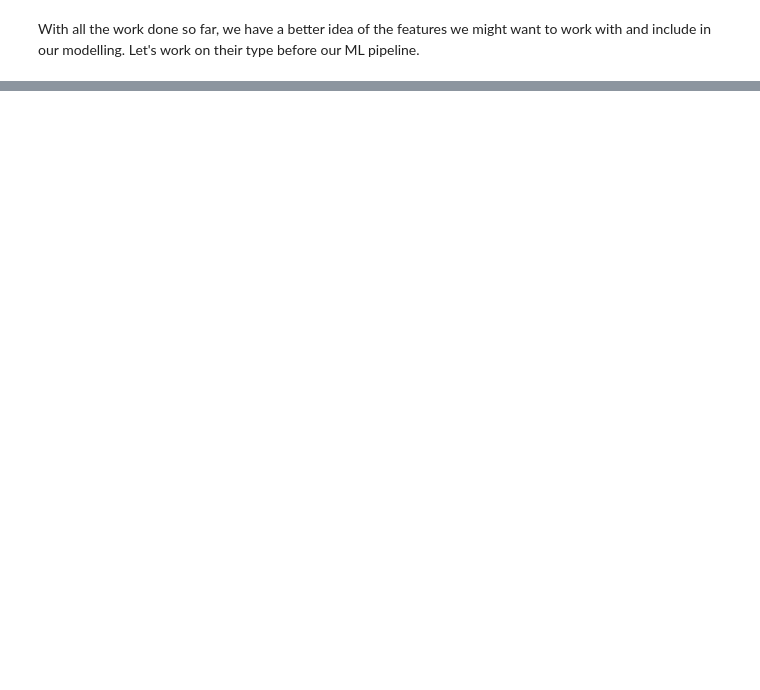
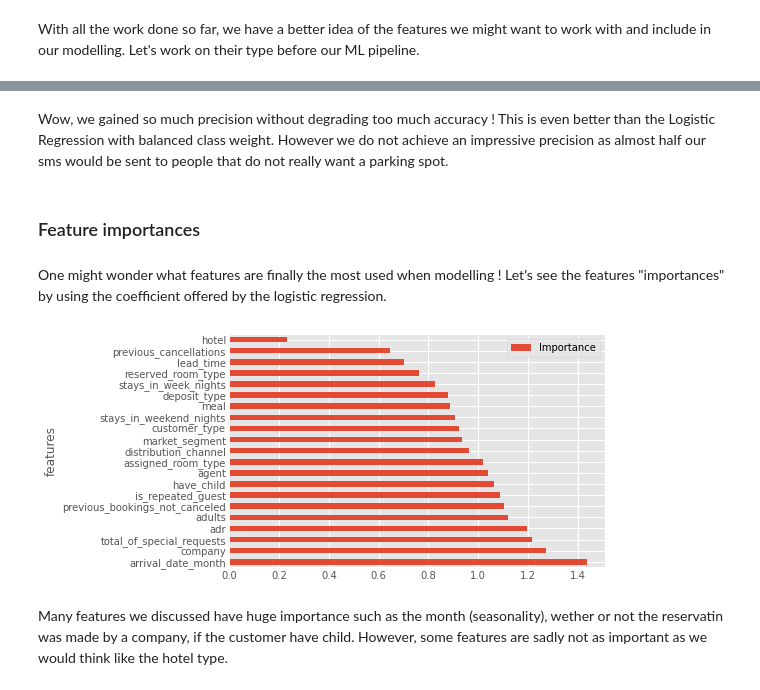
Before and after one commit to Noureddineidir/Applied-ML-ENSAE-Course-, a Jupyter notebook: TP2.ipynb, the cells around one changed output, grey strips where cells are left out. Drawn from its saved outputs; the diff is of its cells as text; code cells hidden in the pictures; blank space fills up the shorter version.

Commit message:
Final modelling

```diff
--- a/TP2.ipynb
+++ b/TP2.ipynb
@@ -995,11 +1041,19 @@ pipe.get_params()
+# %%
+from imblearn.pipeline import Pipeline
+from imblearn.over_sampling import SMOTE # see https://imbalanced-learn.org/stable/ for documentation
+from imblearn.under_sampling import RandomUnderSampler
+
+over = SMOTE(sampling_strategy=0.4)
+under = RandomUnderSampler(sampling_strategy=0.5)
+
+pipe = Pipeline(steps=[('preprocessor', preproc2), ('o', over), ('u', under), (name, model)]) #(name, model)
 # %%
-models = [("rf_clf", RandomForestClassifier())]
-
-grids = {"rf_clf" :  {'rf_clf__n_estimators': [90, 100, 150, 200, 300]}}
+models = [("logreg", LogisticRegression(max_iter=500))]
+grids = {"logreg" : {'logreg__C': np.logspace(-2, 2, 5, base=2)}}
 for name, model in models:
-    pipe = Pipeline(steps=[('preprocessor', preproc2), (name, model)])
-    clf = GridSearchCV(pipe, grids[name], cv=3)
+    pipe = Pipeline(steps=[('preprocessor', preproc2), ('o', over), (name, model)]) #add oversampling to pipeline
+    clf = GridSearchCV(pipe, grids[name], cv=3, n_jobs=-1, scoring = precision)
     clf.fit(X, y)
     print('Results for {}'.format(name))
-    print(clf.cv_results_)
+    print('Best precision : {:.2}'.format(clf.best_score_))
 # %% [output]
@@ -1031,0 +1066,22 @@ features_importances.plot(kind='barh', figsize=(10,12)) #use feature importance
+# %% [markdown]
+Wow, we gained so much precision without degrading too much accuracy ! This is even better than the Logistic Regression with balanced class weight. However we do not achieve an impressive precision as almost half our sms would be sent to people that do not really want a parking spot.
+# %% [markdown]
+### Feature importances
+# %% [markdown]
+One might wonder what features are finally the most used when modelling ! Let's see the features "importances" by using the coefficient offered by the logistic regression.
+# %%
+best_logreg=clf.best_estimator_
+# %%
+coeff= best_logreg['logreg'].coef_[0] #get coefficient of the logistic regression
+# %%
+import math
+plt.style.use('ggplot')
+feature_importance = pd.DataFrame(features, columns = ["features"])
+feature_importance["Importance"] = pow(math.e, coeff[:21]) #pass coeff to exponential
+feature_importance = feature_importance.sort_values(by = ["Importance"], ascending=False) #sort coeff
+ax = feature_importance.plot.barh(x='features', y='Importance')
+plt.show()
+# %% [output]
+[figure, added]
+# %% [markdown]
+Many features we discussed have huge importance such as the month (seasonality), wether or not the reservatin was made by a company, if the customer have child. However, some features are sadly not as important as we would think like the hotel type.
```
Also changed, not shown: parts of 37 cells of this notebook.
